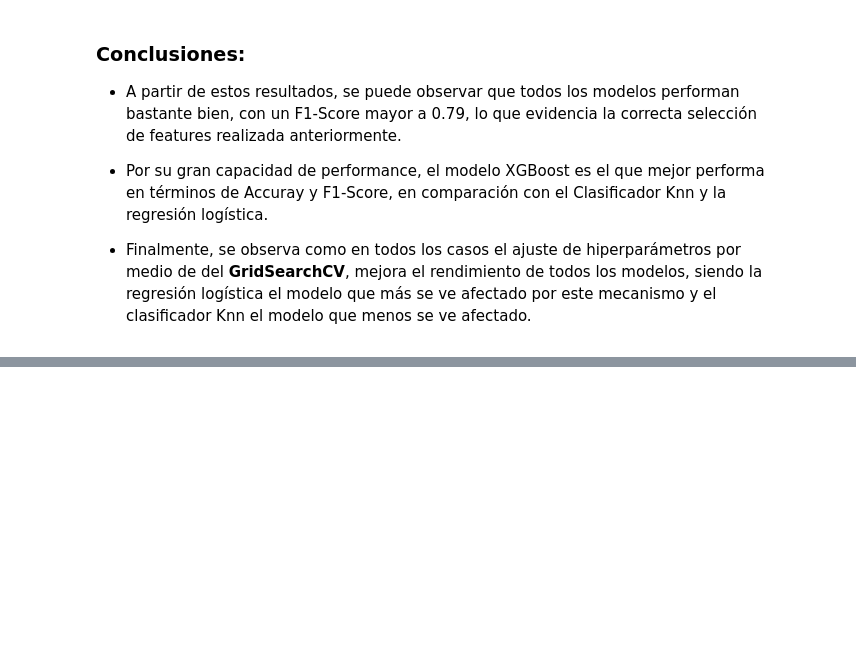
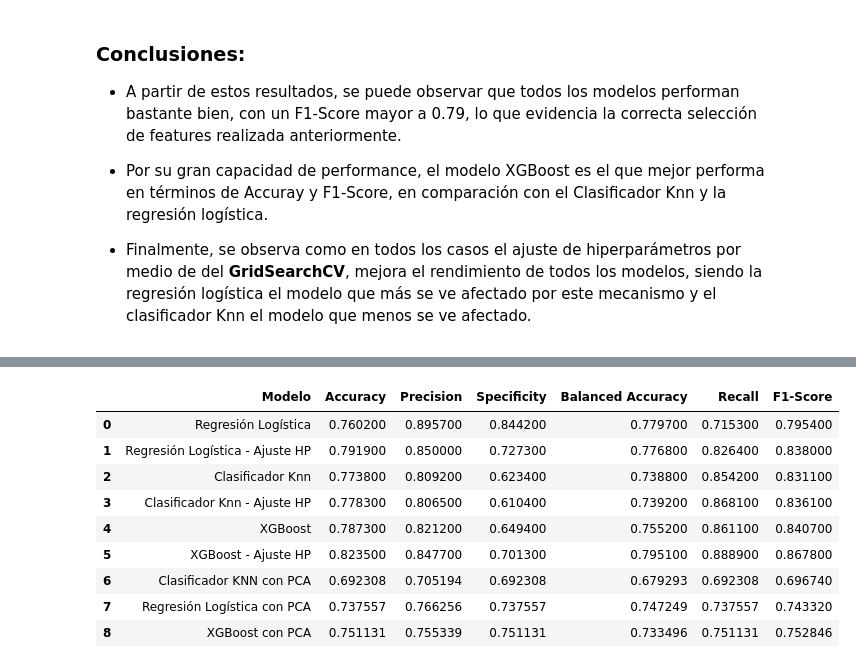
Before and after one commit to luciano106/CEIA-AMq1, a Jupyter notebook: TP_FINAL/tp_final.ipynb, the cells around one changed output, grey strips where cells are left out. Drawn from its saved outputs; the diff is of its cells as text; code cells hidden in the pictures; blank space fills up the shorter version.

```diff
--- a/TP_FINAL/tp_final.ipynb
+++ b/TP_FINAL/tp_final.ipynb
@@ -1421,0 +1424,81 @@ df_metrics
+# %%
+from sklearn.decomposition import PCA
+from sklearn.metrics import accuracy_score, precision_score, recall_score, f1_score, balanced_accuracy_score
+import pandas as pd
+
+# Limpiar el DataFrame antes de agregar nuevas filas
+df_metrics = pd.DataFrame(columns=['Modelo', 'Accuracy', 'Precision', 'Specificity', 'Balanced Accuracy', 'Recall', 'F1-Score'])
+
+# Agregar los resultados de los modelos sin PCA
+metrics = [lr_metrics, lrHP_metrics, knn_metrics, knnHp_metrics, xgb_metrics, xgbHp_metrics]
+
+# Mantener las variables seleccionadas
+keep_variables = ['acousticness', 'danceability','loudness', 'speechiness']
+X_train_pca = X_train[keep_variables]
+X_test_pca = X_test[keep_variables]
+
+# Aplicar PCA para reducir dimensiones
+pca = PCA(n_components=1)  # Ajuste basado en el análisis de varianza explicada
+X_train_pca = pca.fit_transform(X_train_pca)
+X_test_pca = pca.transform(X_test_pca)
+
+
+# Calcular la varianza explicada por PCA
+explained_variance = pca.explained_variance_ratio_
+var_cumu = np.cumsum(explained_variance) * 100
+num_components = np.argmax(var_cumu >= 95) + 1
+print(f"El número mínimo de componentes para explicar el 95% de la varianza es: {num_components}")
+print("Varianza explicada por cada componente:")
+for i, var in enumerate(explained_variance):
+    print(f"Componente {i+1}: {var*100:.2f}%")
+
+
+for metric in metrics:
+    model = next(iter(metric))
+    row = [model]
+    for title, value in metric[model]:
+        row.append(value)
+    df_metrics.loc[len(df_metrics.index)] = row
+
+
+# Función para calcular métricas
+def calcular_metricas(y_true, y_pred):
+    accuracy = accuracy_score(y_true, y_pred)
+    precision = precision_score(y_true, y_pred, average='weighted')
+    recall = recall_score(y_true, y_pred, average='weighted')
+    f1 = f1_score(y_true, y_pred, average='weighted')
+    balanced_acc = balanced_accuracy_score(y_true, y_pred)
+    specificity = recall_score(y_true, y_pred, average='weighted')
+
+    return accuracy, precision, specificity, balanced_acc, recall, f1
+
+# Evaluar el modelo KNN con PCA
+knn_pca = KNeighborsClassifier()
+knn_pca.fit(X_train_pca, y_train)
+y_pred_knn_pca = knn_pca.predict(X_test_pca)
+accuracy, precision, specificity, balanced_acc, recall, f1 = calcular_metricas(y_test, y_pred_knn_pca)
+
+# Agregar resultados de KNN con PCA
+df_metrics.loc[len(df_metrics.index)] = ['Clasificador KNN con PCA', accuracy, precision, specificity, balanced_acc, recall, f1]
+
+# Evaluar el modelo de Regresión Logística con PCA
+logreg_pca = LogisticRegression()
+logreg_pca.fit(X_train_pca, y_train)
+y_pred_logreg_pca = logreg_pca.predict(X_test_pca)
+accuracy, precision, specificity, balanced_acc, recall, f1 = calcular_metricas(y_test, y_pred_logreg_pca)
+
+# Agregar resultados de Regresión Logística con PCA
+df_metrics.loc[len(df_metrics.index)] = ['Regresión Logística con PCA', accuracy, precision, specificity, balanced_acc, recall, f1]
+
+# Evaluar el modelo XGBoost con PCA
+xgb_pca = XGBClassifier()
+xgb_pca.fit(X_train_pca, y_train)
+y_pred_xgb_pca = xgb_pca.predict(X_test_pca)
+accuracy, precision, specificity, balanced_acc, recall, f1 = calcular_metricas(y_test, y_pred_xgb_pca)
+
+# Agregar resultados de XGBoost con PCA
+df_metrics.loc[len(df_metrics.index)] = ['XGBoost con PCA', accuracy, precision, specificity, balanced_acc, recall, f1]
+
+# Mostrar el DataFrame sin duplicados
+df_metrics
+# %% [output]
@@ -1421,0 +1508,10 @@ df_metrics
+|  | Modelo | Accuracy | Precision | Specificity | Balanced Accuracy | Recall | F1-Score |
+| 0 | Regresión Logística | 0.760200 | 0.895700 | 0.844200 | 0.779700 | 0.715300 | 0.795400 |
+| 1 | Regresión Logística - Ajuste HP | 0.791900 | 0.850000 | 0.727300 | 0.776800 | 0.826400 | 0.838000 |
+| 2 | Clasificador Knn | 0.773800 | 0.809200 | 0.623400 | 0.738800 | 0.854200 | 0.831100 |
+| 3 | Clasificador Knn - Ajuste HP | 0.778300 | 0.806500 | 0.610400 | 0.739200 | 0.868100 | 0.836100 |
+| 4 | XGBoost | 0.787300 | 0.821200 | 0.649400 | 0.755200 | 0.861100 | 0.840700 |
+| 5 | XGBoost - Ajuste HP | 0.823500 | 0.847700 | 0.701300 | 0.795100 | 0.888900 | 0.867800 |
+| 6 | Clasificador KNN con PCA | 0.692308 | 0.705194 | 0.692308 | 0.679293 | 0.692308 | 0.696740 |
+| 7 | Regresión Logística con PCA | 0.737557 | 0.766256 | 0.737557 | 0.747249 | 0.737557 | 0.743320 |
+| 8 | XGBoost con PCA | 0.751131 | 0.755339 | 0.751131 | 0.733496 | 0.751131 | 0.752846 |
```
Also changed, not shown: parts of 20 cells of this notebook.
